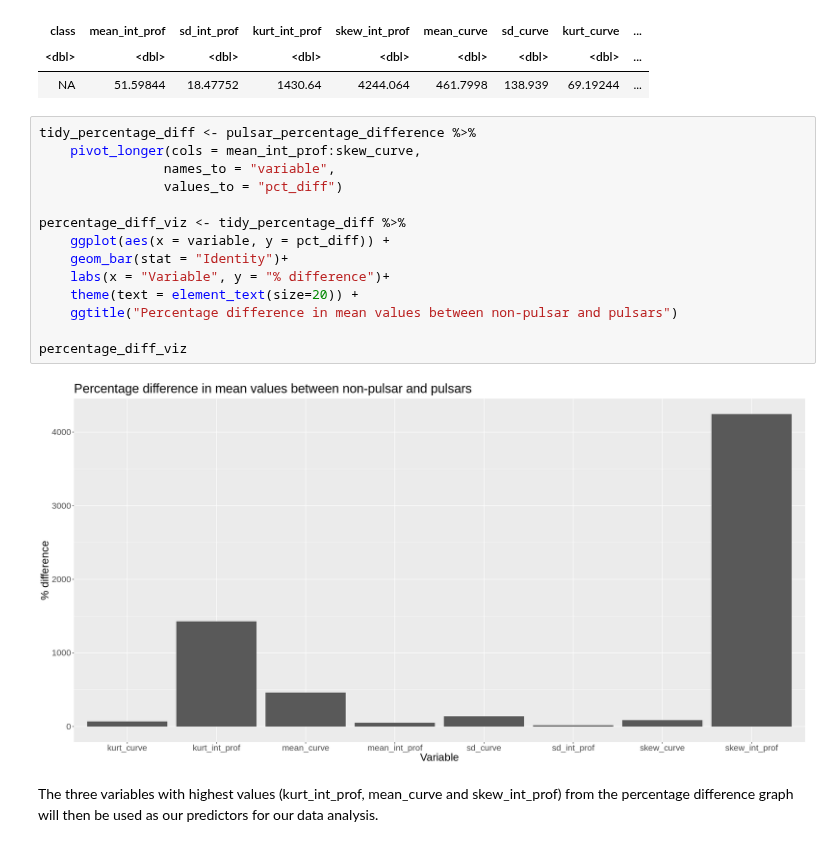
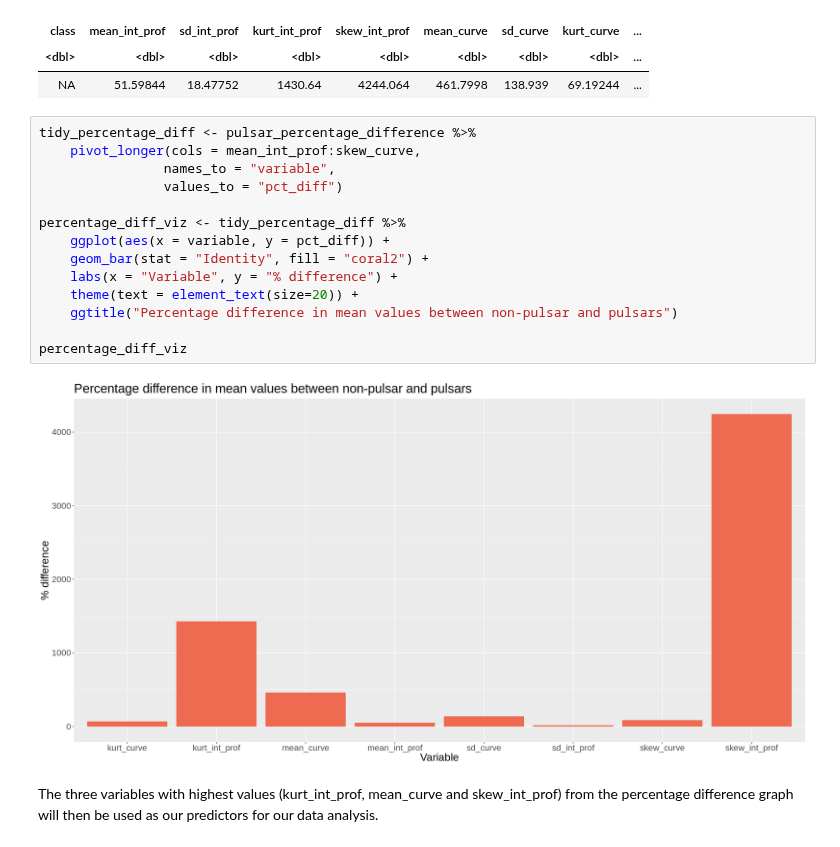
Before and after one commit to Phillipl132/dsci_100_group_24, a Jupyter notebook: Project_Report.ipynb, the cells around one changed output. Drawn from its saved outputs; the diff is of its cells as text.

```diff
--- a/Project_Report.ipynb
+++ b/Project_Report.ipynb
@@ -173,19 +178,19 @@ A data.frame: 1 × 9
 # %%
 tidy_percentage_diff <- pulsar_percentage_difference %>%
     pivot_longer(cols = mean_int_prof:skew_curve,
                 names_to = "variable",
                 values_to = "pct_diff")
 
 percentage_diff_viz <- tidy_percentage_diff %>%
     ggplot(aes(x = variable, y = pct_diff)) +
-    geom_bar(stat = "Identity")+
-    labs(x = "Variable", y = "% difference")+
+    geom_bar(stat = "Identity", fill = "coral2") +
+    labs(x = "Variable", y = "% difference") +
     theme(text = element_text(size=20)) +
     ggtitle("Percentage difference in mean values between non-pulsar and pulsars")
 
 percentage_diff_viz
 # %% [output]
-[figure, old version]
+[figure, new version]
 # %% [markdown]
 The three variables with highest values (kurt_int_prof, mean_curve and skew_int_prof) from the percentage difference graph will then be used as our predictors for our data analysis.
 # %%
```
Also changed, not shown: parts of 12 cells of this notebook.
